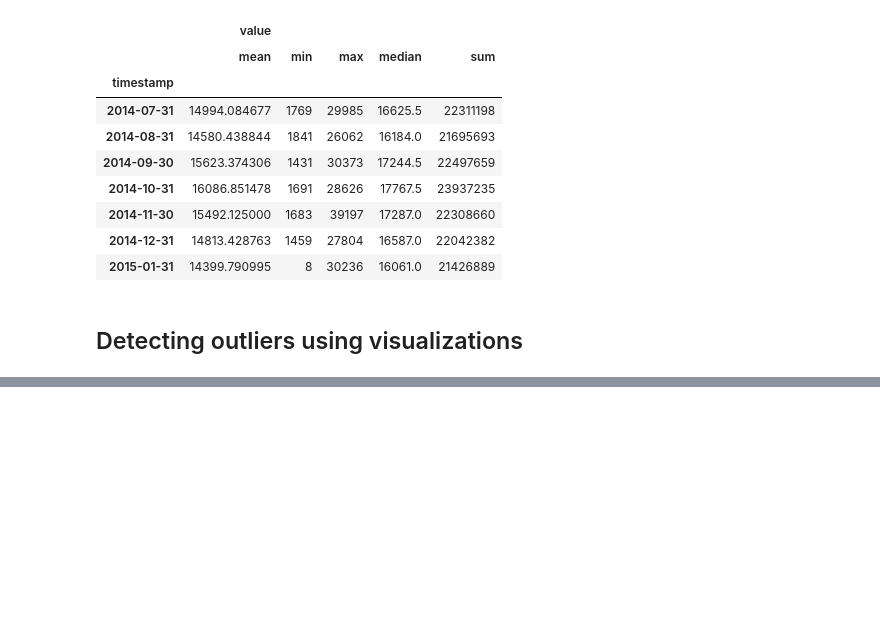
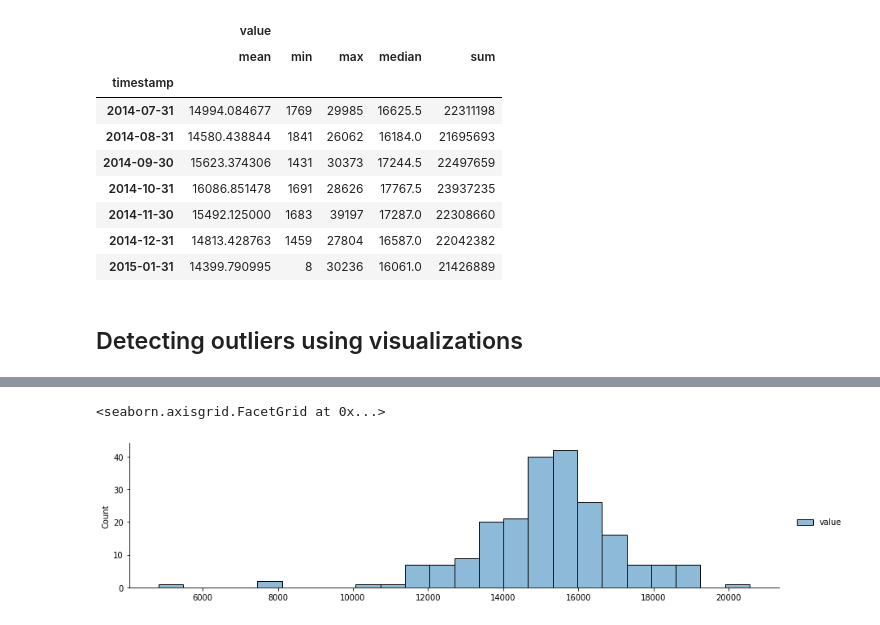
Before and after one commit to LaurbergMJ/TimeSeriesAnalysisWithPythonCookbook, a Jupyter notebook: Ch8.ipynb, the cells around one changed output, grey strips where cells are left out. Saved outputs shown, nothing was run; the diff lists cells and outputs as text; code cells hidden in the pictures; blank space fills up the shorter version.

```diff
--- a/Ch8.ipynb
+++ b/Ch8.ipynb
@@ -187,0 +221,11 @@ nyc_taxi.resample('M').agg(['mean', 'min', 'max', 'median', 'sum'])
+# %%
+# Using a distplot()
+# - distplot() takes a "kind" parameter that can take one of three values:
+# hist for histogram
+# kde for kernel density estimate plot
+# ecdf for empirical cumulative distribution plot
+
+sns.displot(tx, kind='hist', height=3, aspect=4)
+# %% [output]
+<seaborn.axisgrid.FacetGrid at 0x...>
+[figure, added]
```
Also changed, not shown: parts of 12 cells of this notebook.
